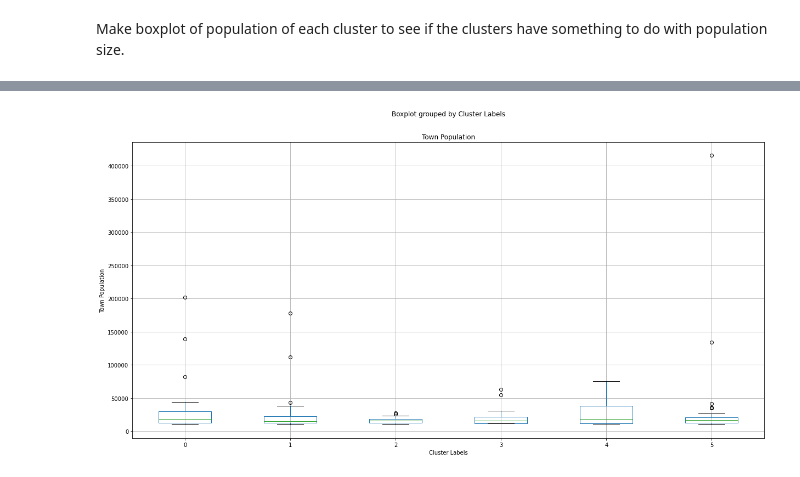
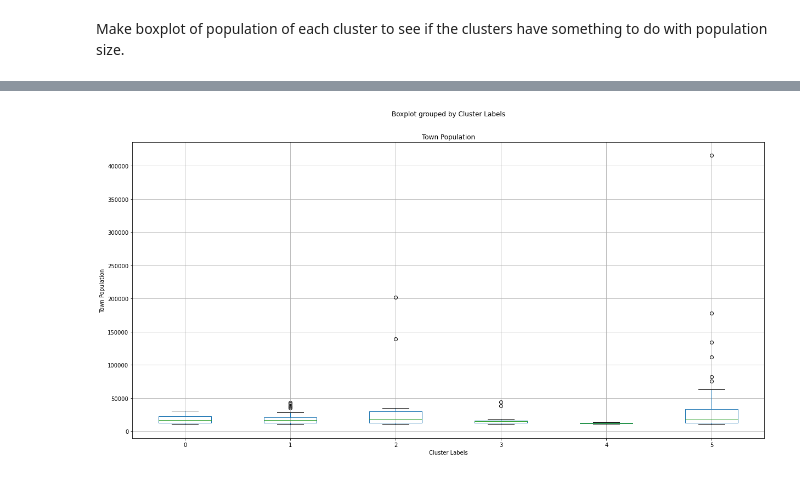
Before and after one commit to jodietrich/Coursera_Capstone, a Jupyter notebook: swiss_city_clustering.ipynb, the cells around one changed output, grey strips where cells are left out. Cells and saved outputs as stored; diff of their text form; code cells hidden in the pictures.

Commit message:
correct cluster assignment to cities in dataframe

```diff
--- a/swiss_city_clustering.ipynb
+++ b/swiss_city_clustering.ipynb
@@ -451,7 +453,14 @@ kclusters = 6
 kmeans_chosen_result = kmeans_results[kclusters-2]
 km_labels = kmeans_chosen_result.labels_
 print(km_labels[:11])
+km_clusters_df = pd.DataFrame(km_labels, columns=['Cluster Labels'])
+km_clusters_df['Town'] = swiss_grouped['Town']
+km_clusters_df.sort_values(by='Town', inplace=True)
+km_clusters_df.reset_index(drop=True, inplace=True)
 swiss_cities_clustered = cities.copy()
-swiss_cities_clustered['Cluster Labels'] = km_labels
+swiss_cities_clustered.sort_values(by='Town', inplace=True)
+swiss_cities_clustered.reset_index(drop=True, inplace=True)
+swiss_cities_clustered['Cluster Labels'] = km_clusters_df['Cluster Labels']
+swiss_cities_clustered.head()
 # %% [output]
 [5 0 1 0 5 1 0 4 3 3 0]
@@ -516,7 +531,6 @@ dtype: float64
 # %% [markdown]
 Make boxplot of population of each cluster to see if the clusters have something to do with population size.
 # %%
-display(swiss_cities_clustered.head())
 swiss_cities_clustered.boxplot(column='Town Population', by='Cluster Labels', figsize=(20, 10))
 plt.ylabel('Town Population')
 plt.show()
@@ -530 +538 @@ plt.show()
-[figure, old version]
+[figure, new version]
```
Also changed, not shown: parts of 6 cells of this notebook.
